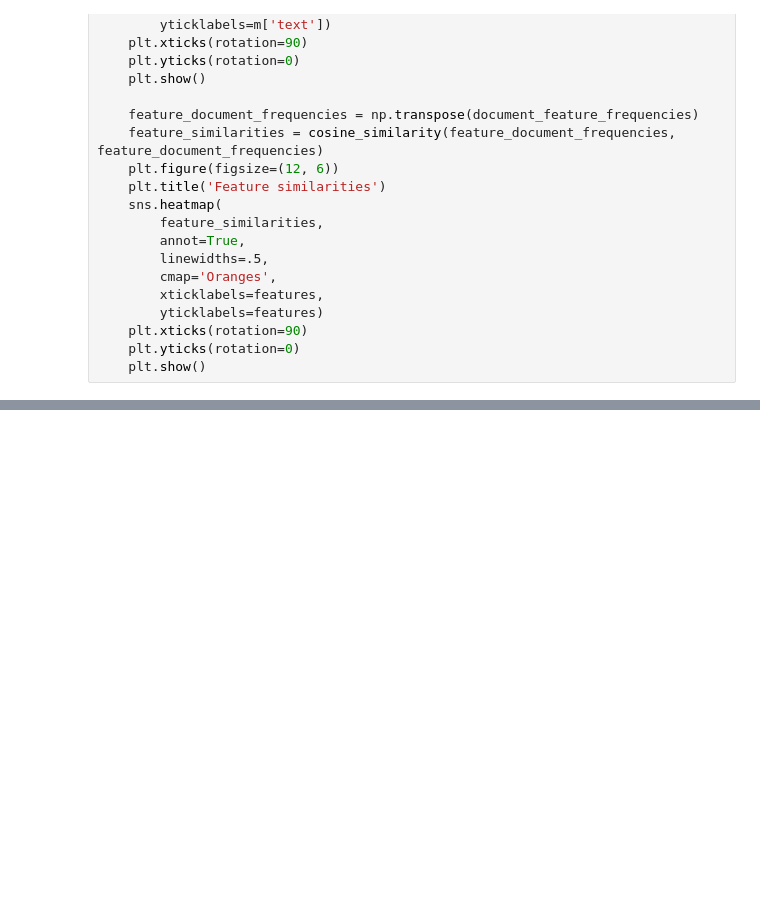
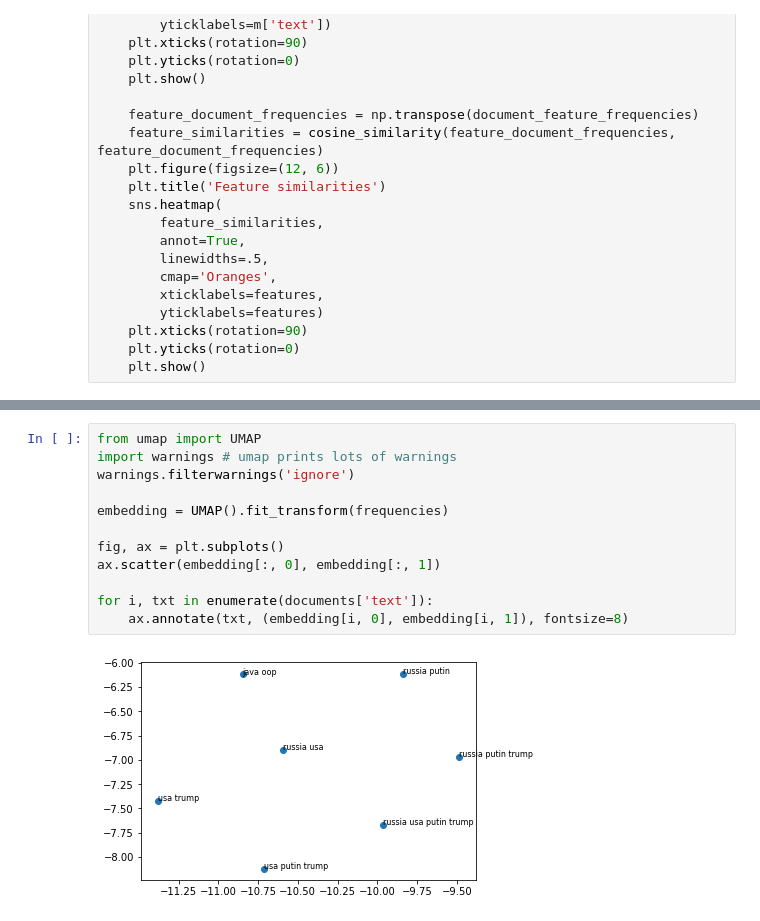
Before and after one commit to loki2302/learning-ml, a Jupyter notebook: text-processing-experiments/cosine_similarity.ipynb, the cells around one changed output, grey strips where cells are left out. Saved outputs shown, nothing was run; the diff lists cells and outputs as text; blank space fills up the shorter version.

```diff
--- a/text-processing-experiments/cosine_similarity.ipynb
+++ b/text-processing-experiments/cosine_similarity.ipynb
@@ -142,0 +146,14 @@ plt.show()
+# %%
+from umap import UMAP
+import warnings # umap prints lots of warnings
+warnings.filterwarnings('ignore')
+
+embedding = UMAP().fit_transform(frequencies)
+
+fig, ax = plt.subplots()
+ax.scatter(embedding[:, 0], embedding[:, 1])
+
+for i, txt in enumerate(documents['text']):
+    ax.annotate(txt, (embedding[i, 0], embedding[i, 1]), fontsize=8)
+# %% [output]
+[figure, added]
```
Also changed, not shown: parts of 3 cells of this notebook, 2 other files.
